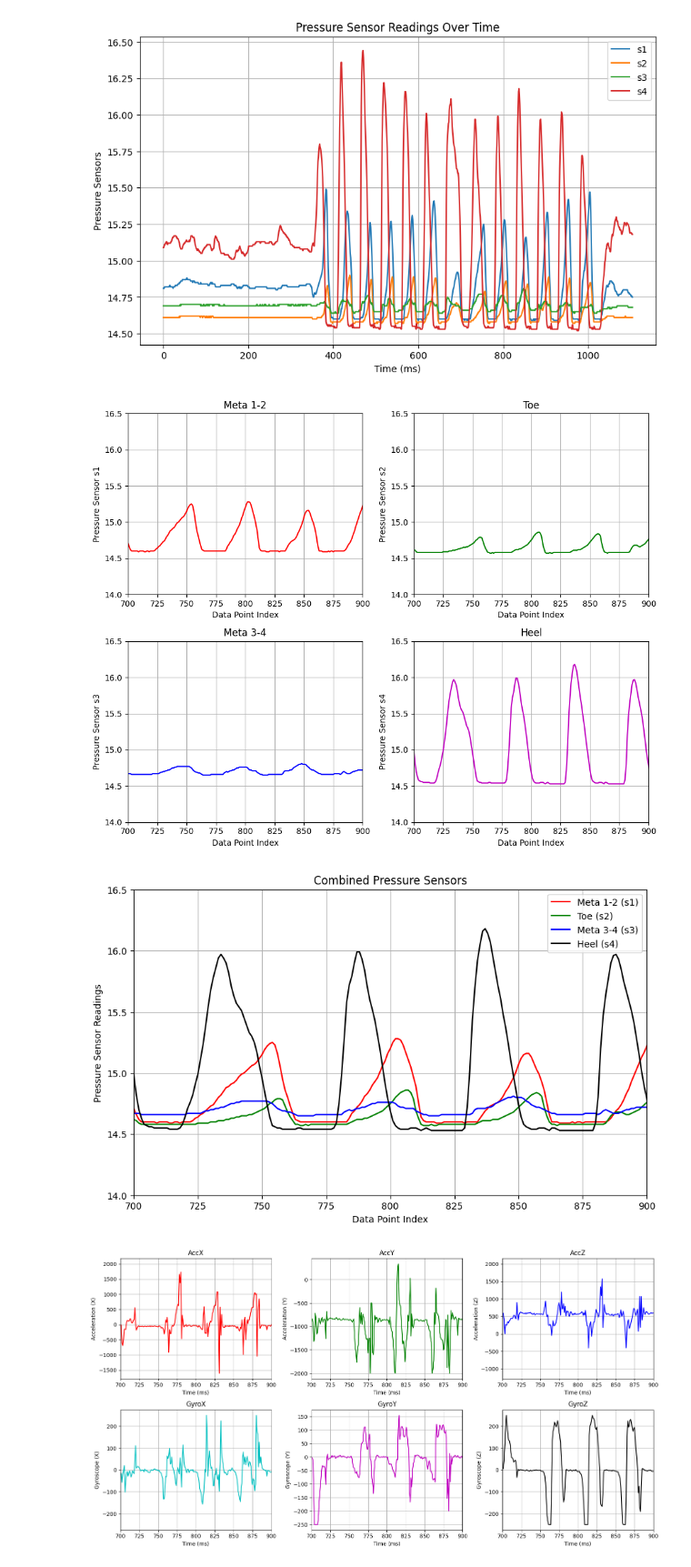
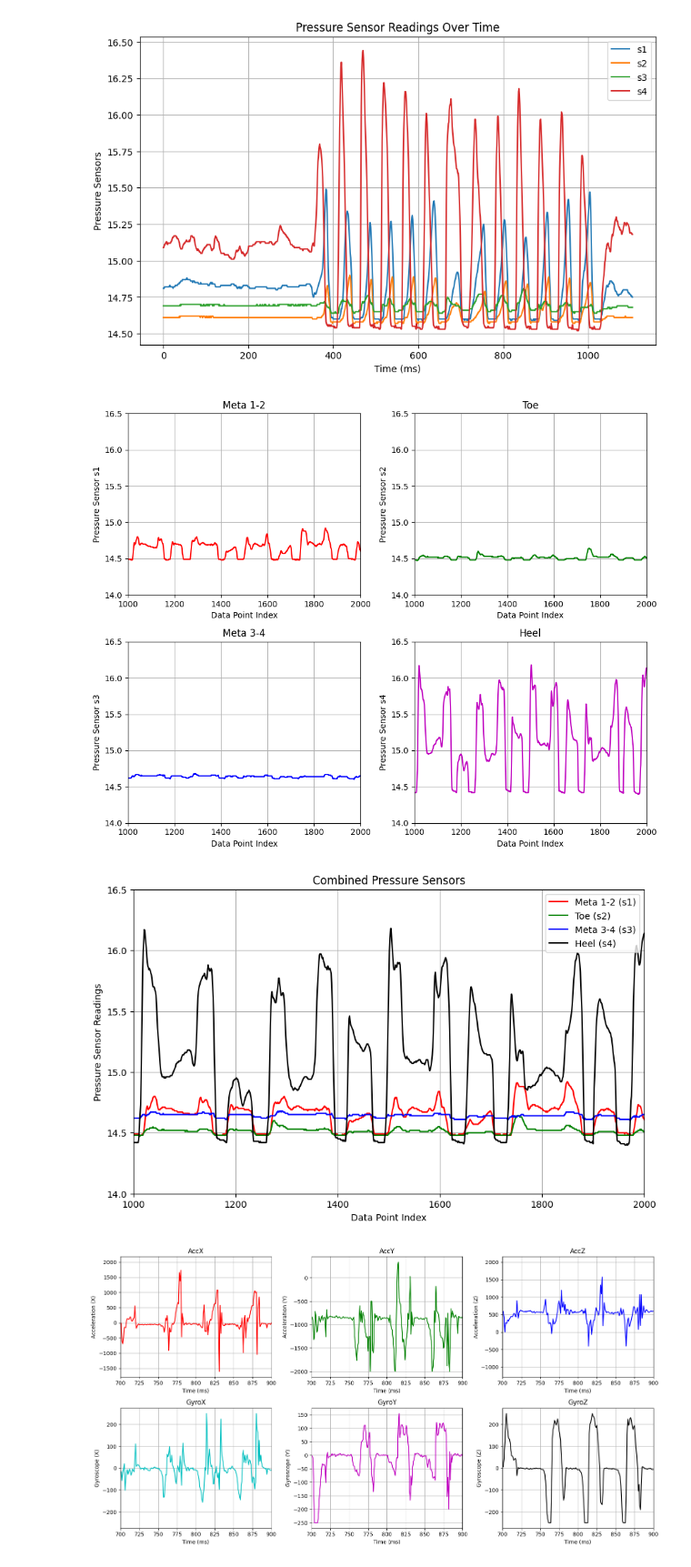
Before and after one commit to Dhruv242003/GRF_Shoe, a Jupyter notebook: JupyterNotebook_Codes/Dhruv_test.ipynb, the cells around one changed output. Shown at 91% size. Cells and saved outputs as stored; diff of their text form; code cells hidden in the pictures.

Commit message:
data collection started

```diff
--- a/JupyterNotebook_Codes/Dhruv_test.ipynb
+++ b/JupyterNotebook_Codes/Dhruv_test.ipynb
@@ -41,7 +41,7 @@ import pandas as pd
 import matplotlib.pyplot as plt
 
 # Read data from CSV file
-df = pd.read_csv('..\Data\Walking.csv')
+df = pd.read_csv('..\Data\exp_1\T1.csv')
 
 # Create a figure and a 2x2 grid of subplots
 fig, axs = plt.subplots(2, 2, figsize=(10, 8))
@@ -51,8 +51,9 @@ y_min = 14  # Lower bound for y-axis
 y_max = 16.5  # Upper bound for y-axis
 
 # Define the x-axis zoom limits
-x_min = 700  # Lower bound for x-axis
-x_max = 900  # Upper bound for x-axis
+x_min = 1000  # Lower bound for x-axis
+x_max = 2000  # Upper bound for x-axis
+# x_max = df.shape[0]
 
 # Plot s1 in the first subplot using the index as the x-axis
 axs[0, 0].plot(df.index, df['s1'], color='r')
@@ -93,35 +94,35 @@ axs[1, 1].grid(True)
 # Adjust layout to prevent overlapping of labels and titles
 plt.tight_layout()
 
 # Now create a new figure for the combined plot of all sensors
 plt.figure(figsize=(10, 6))
 
 # Plot all sensors on the same axis
 plt.plot(df.index, df['s1'], label='Meta 1-2 (s1)', color='r')
 plt.plot(df.index, df['s2'], label='Toe (s2)', color='g')
 plt.plot(df.index, df['s3'], label='Meta 3-4 (s3)', color='b')
 plt.plot(df.index, df['s4'], label='Heel (s4)', color='k')
 
 # Set titles and labels
 plt.title('Combined Pressure Sensors')
 plt.xlabel('Data Point Index')
 plt.ylabel('Pressure Sensor Readings')
 
 # Set x and y limits
 plt.ylim(y_min, y_max)
 plt.xlim(x_min, x_max)
 
 # Add a legend to differentiate between the plots
 plt.legend()
 
 # Add grid for better visualization
 plt.grid(True)
 
 # Show both plots
 plt.show()
 # %% [output]
-[figure, old version]
+[figure, new version]
-[figure, old version]
+[figure, new version]
 # %%
 
 # Create a figure and a 2x3 grid of subplots
```
Also changed, not shown: 11 other files.
